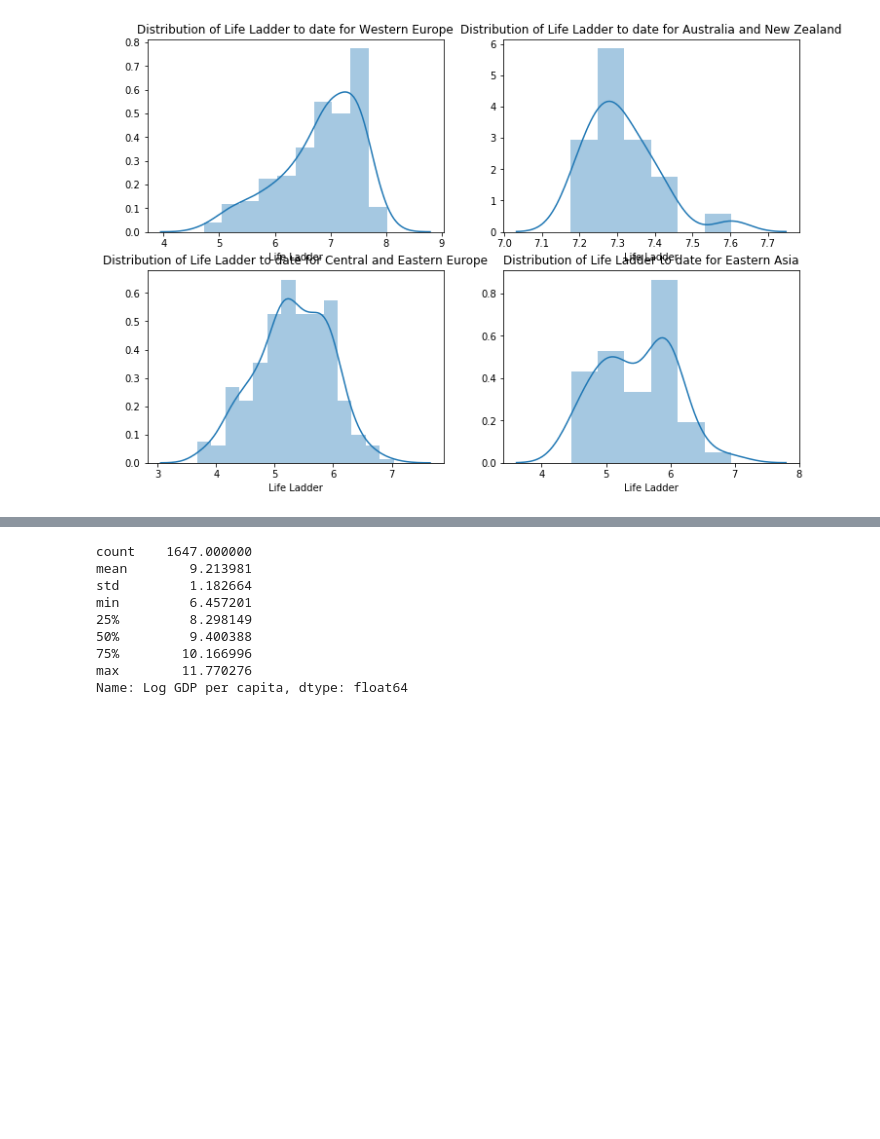
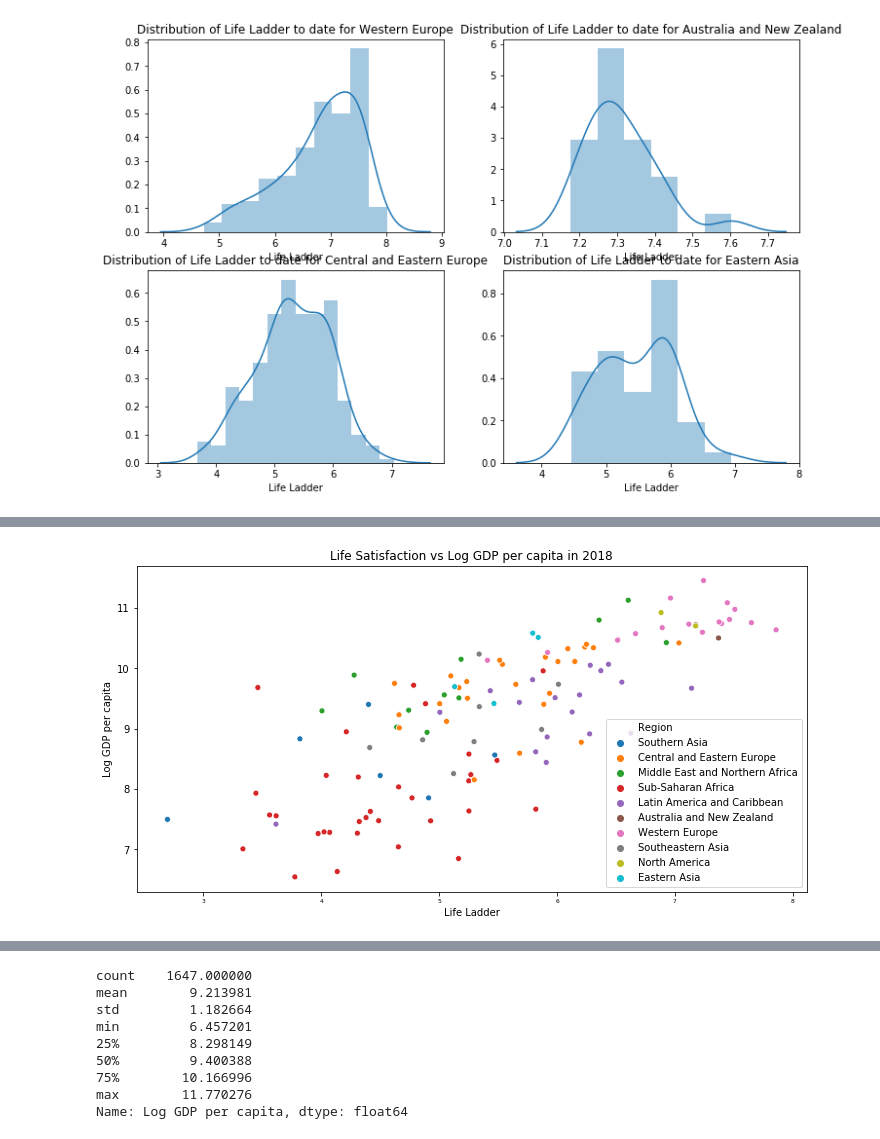
Before and after one commit to angela1C/Programming-for-Data-Analysis-Simulation-Project-2019, a Jupyter notebook: HappySimulate.ipynb, the cells around one changed output, grey strips where cells are left out. Cells and saved outputs as stored; diff of their text form; code cells hidden in the pictures; blank space fills up the shorter version.

```diff
--- a/HappySimulate.ipynb
+++ b/HappySimulate.ipynb
@@ -453,0 +676,5 @@ axes[1,1].set_title("Distribution of Life Ladder to date for Eastern Asia");
+# %%
+sns.scatterplot(y = df2018['Log GDP per capita'],x= df2018['Life Ladder'],hue=df['Region'])
+plt.title("Life Satisfaction vs Log GDP per capita in 2018");
+# %% [output]
+[figure, added]
```
Also changed, not shown: parts of 126 cells of this notebook, 5 other files.
